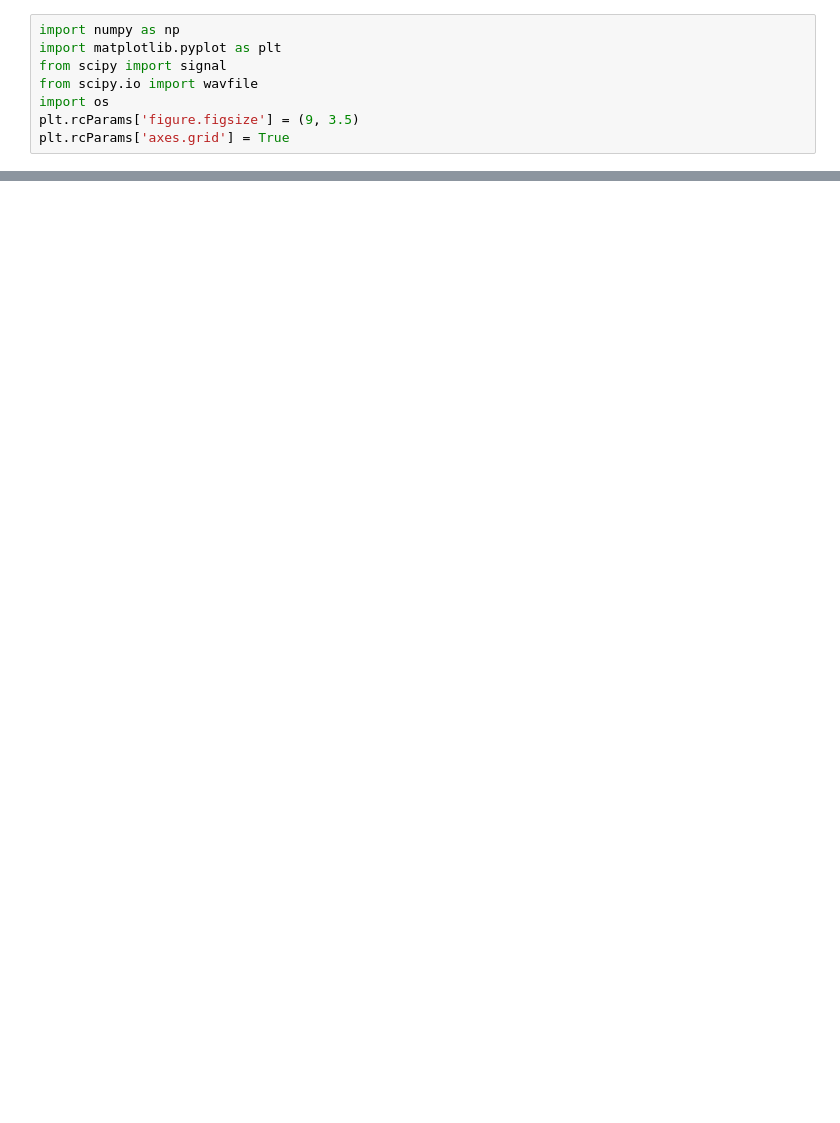
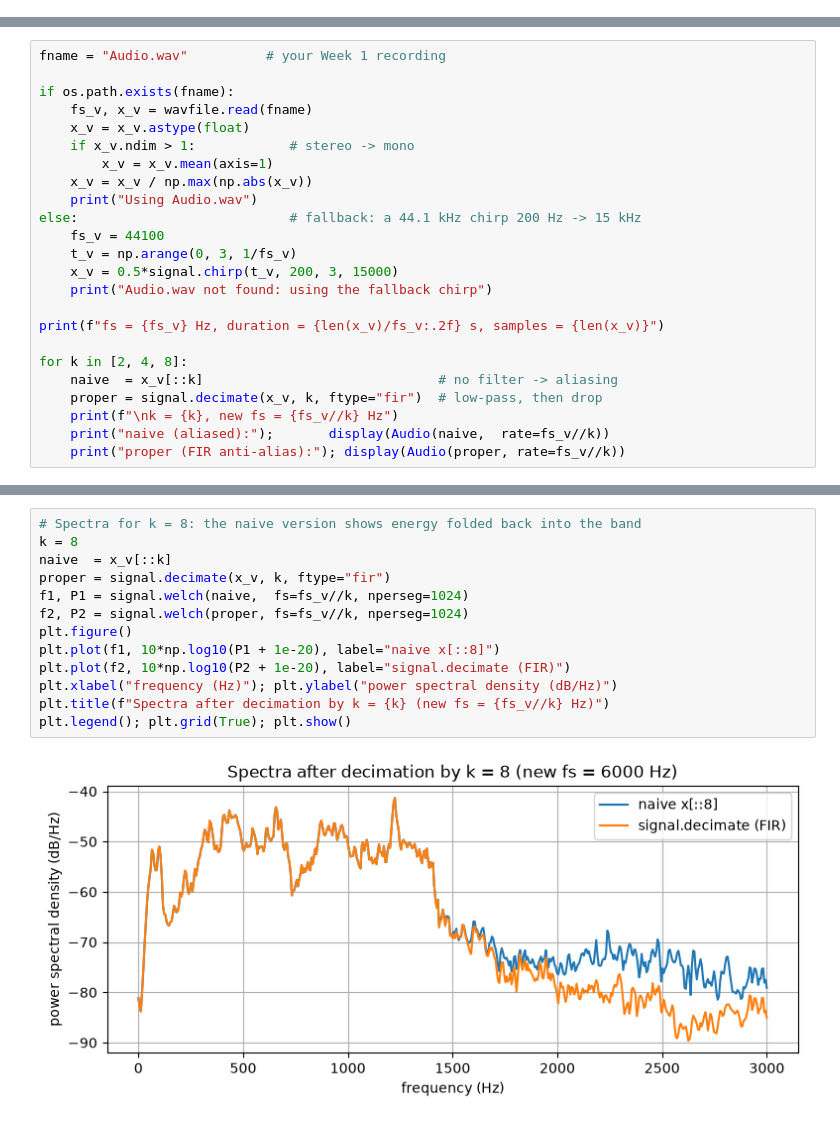
Before and after one commit to abcdev-01/COU07506-labs, a Jupyter notebook: COU07506_Week02_240242436939.ipynb, the cells around one changed output, grey strips where cells are left out. Drawn from its saved outputs; the diff is of its cells as text; blank space fills up the shorter version.

```diff
--- a/COU07506_Week02_240242436939.ipynb
+++ b/COU07506_Week02_240242436939.ipynb
@@ -13,8 +0,0 @@
-# %%
-import numpy as np
-import matplotlib.pyplot as plt
-from scipy import signal
-from scipy.io import wavfile
-import os
-plt.rcParams['figure.figsize'] = (9, 3.5)
-plt.rcParams['axes.grid'] = True
@@ -169,0 +91,24 @@ for B in [4, 8, 12]:
+# %%
+fname = "Audio.wav"          # your Week 1 recording
+
+if os.path.exists(fname):
+    fs_v, x_v = wavfile.read(fname)
+    x_v = x_v.astype(float)
+    if x_v.ndim > 1:            # stereo -> mono
+        x_v = x_v.mean(axis=1)
+    x_v = x_v / np.max(np.abs(x_v))
+    print("Using Audio.wav")
+else:                           # fallback: a 44.1 kHz chirp 200 Hz -> 15 kHz
+    fs_v = 44100
+    t_v = np.arange(0, 3, 1/fs_v)
+    x_v = 0.5*signal.chirp(t_v, 200, 3, 15000)
+    print("Audio.wav not found: using the fallback chirp")
+
+print(f"fs = {fs_v} Hz, duration = {len(x_v)/fs_v:.2f} s, samples = {len(x_v)}")
+
+for k in [2, 4, 8]:
+    naive  = x_v[::k]                              # no filter -> aliasing
+    proper = signal.decimate(x_v, k, ftype="fir")  # low-pass, then drop
+    print(f"\nk = {k}, new fs = {fs_v//k} Hz")
+    print("naive (aliased):");       display(Audio(naive,  rate=fs_v//k))
+    print("proper (FIR anti-alias):"); display(Audio(proper, rate=fs_v//k))
@@ -169,0 +134,15 @@ for B in [4, 8, 12]:
+# %%
+# Spectra for k = 8: the naive version shows energy folded back into the band
+k = 8
+naive  = x_v[::k]
+proper = signal.decimate(x_v, k, ftype="fir")
+f1, P1 = signal.welch(naive,  fs=fs_v//k, nperseg=1024)
+f2, P2 = signal.welch(proper, fs=fs_v//k, nperseg=1024)
+plt.figure()
+plt.plot(f1, 10*np.log10(P1 + 1e-20), label="naive x[::8]")
+plt.plot(f2, 10*np.log10(P2 + 1e-20), label="signal.decimate (FIR)")
+plt.xlabel("frequency (Hz)"); plt.ylabel("power spectral density (dB/Hz)")
+plt.title(f"Spectra after decimation by k = {k} (new fs = {fs_v//k} Hz)")
+plt.legend(); plt.grid(True); plt.show()
+# %% [output]
+[figure, added]
```
Also changed, not shown: parts of 38 cells of this notebook, 4 other files.
